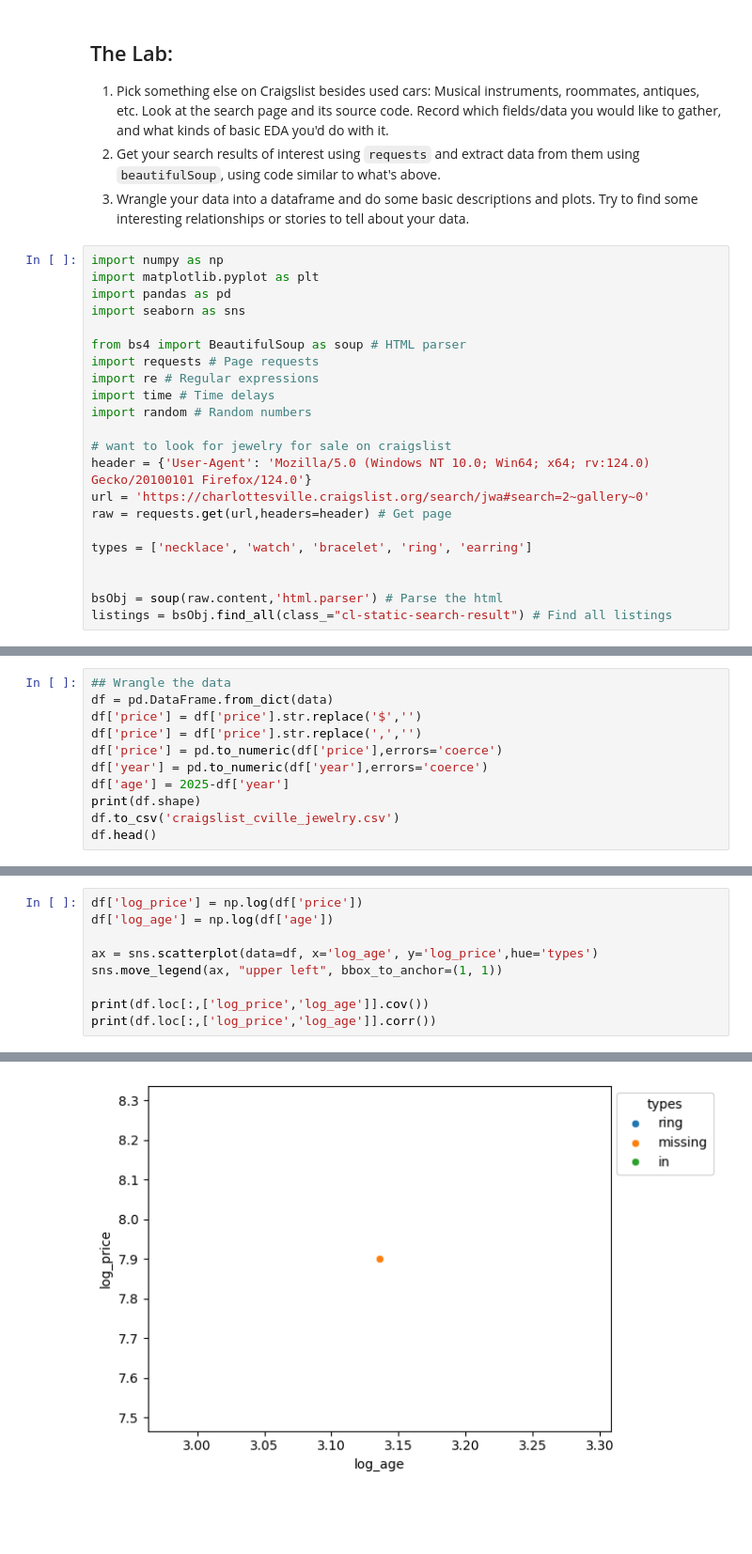
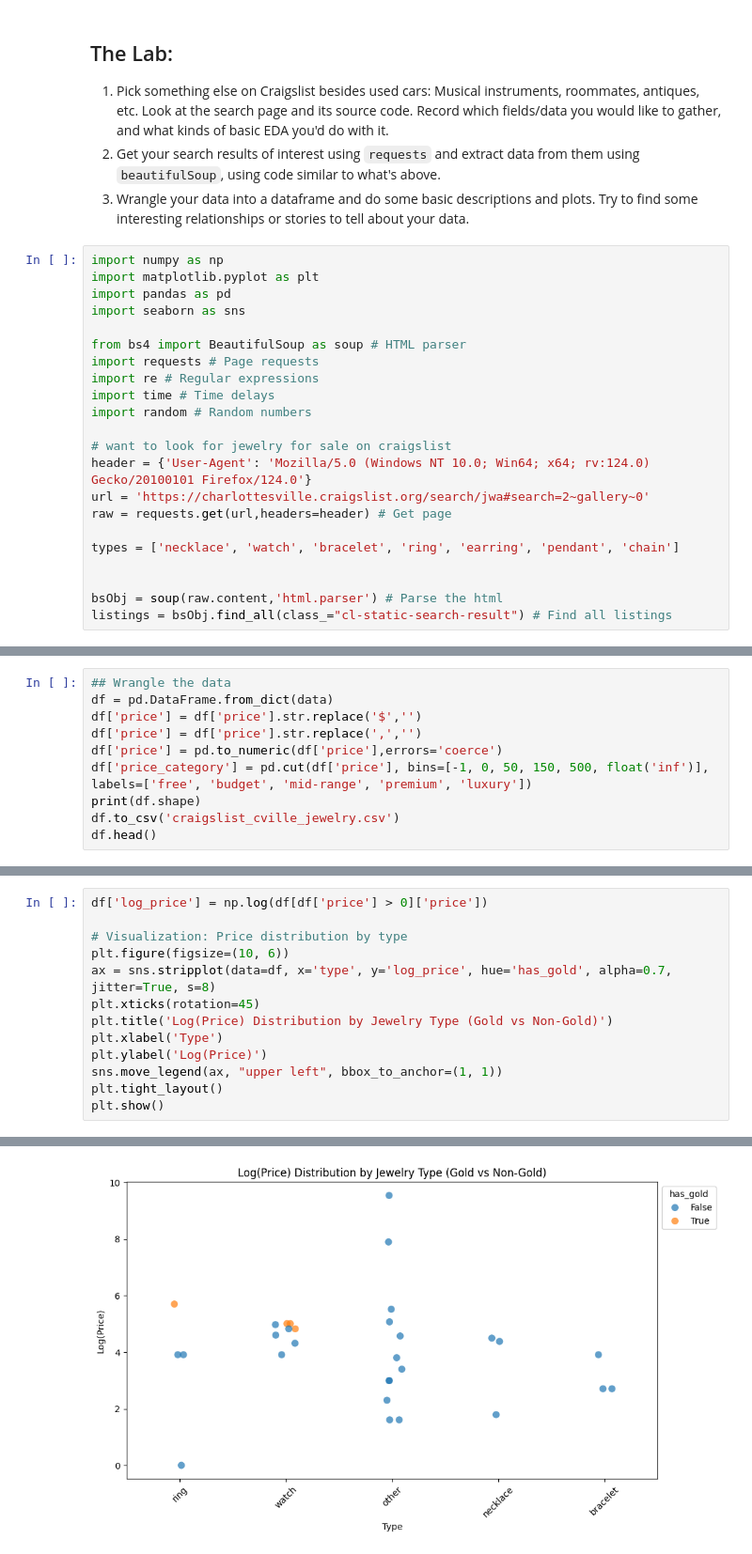
Before and after one commit to elyse-undan/wrangling, a Jupyter notebook: lab/lab_code.ipynb, the cells around one changed output, grey strips where cells are left out. Shown at 94% size. Drawn from its saved outputs; the diff is of its cells as text; blank space fills up the shorter version.

```diff
--- a/lab/lab_code.ipynb
+++ b/lab/lab_code.ipynb
@@ -22,7 +22,7 @@ header = {'User-Agent': 'Mozilla/5.0 (Windows NT 10.0; Win64; x64; rv:124.0) Gec
 url = 'https://charlottesville.craigslist.org/search/jwa#search=2~gallery~0'
 raw = requests.get(url,headers=header) # Get page
 
-types = ['necklace', 'watch', 'bracelet', 'ring', 'earring']
+types = ['necklace', 'watch', 'bracelet', 'ring', 'earring', 'pendant', 'chain']
 
 
 bsObj = soup(raw.content,'html.parser') # Parse the html
@@ -54,8 +78,7 @@ df = pd.DataFrame.from_dict(data)
 df['price'] = df['price'].str.replace('$','')
 df['price'] = df['price'].str.replace(',','')
 df['price'] = pd.to_numeric(df['price'],errors='coerce')
-df['year'] = pd.to_numeric(df['year'],errors='coerce')
-df['age'] = 2025-df['year']
+df['price_category'] = pd.cut(df['price'], bins=[-1, 0, 50, 150, 500, float('inf')], labels=['free', 'budget', 'mid-range', 'premium', 'luxury'])
 print(df.shape)
 df.to_csv('craigslist_cville_jewelry.csv')
 df.head()
@@ -133,10 +190,14 @@ sns.move_legend(ax, "upper left", bbox_to_anchor=(1, 1))
 # %%
-df['log_price'] = np.log(df['price'])
-df['log_age'] = np.log(df['age'])
+df['log_price'] = np.log(df[df['price'] > 0]['price'])
 
-ax = sns.scatterplot(data=df, x='log_age', y='log_price',hue='types')
+# Visualization: Price distribution by type
+plt.figure(figsize=(10, 6))
+ax = sns.stripplot(data=df, x='type', y='log_price', hue='has_gold', alpha=0.7, jitter=True, s=8)
+plt.xticks(rotation=45)
+plt.title('Log(Price) Distribution by Jewelry Type (Gold vs Non-Gold)')
+plt.xlabel('Type')
+plt.ylabel('Log(Price)')
 sns.move_legend(ax, "upper left", bbox_to_anchor=(1, 1))
-
-print(df.loc[:,['log_price','log_age']].cov())
-print(df.loc[:,['log_price','log_age']].corr())
+plt.tight_layout()
+plt.show()
 # %% [output]
@@ -149,2 +204,2 @@ log_age          NaN      NaN
-[figure, old version]
+[figure, new version]
 # %%
```
Also changed, not shown: parts of 19 cells of this notebook, 2 other files.
